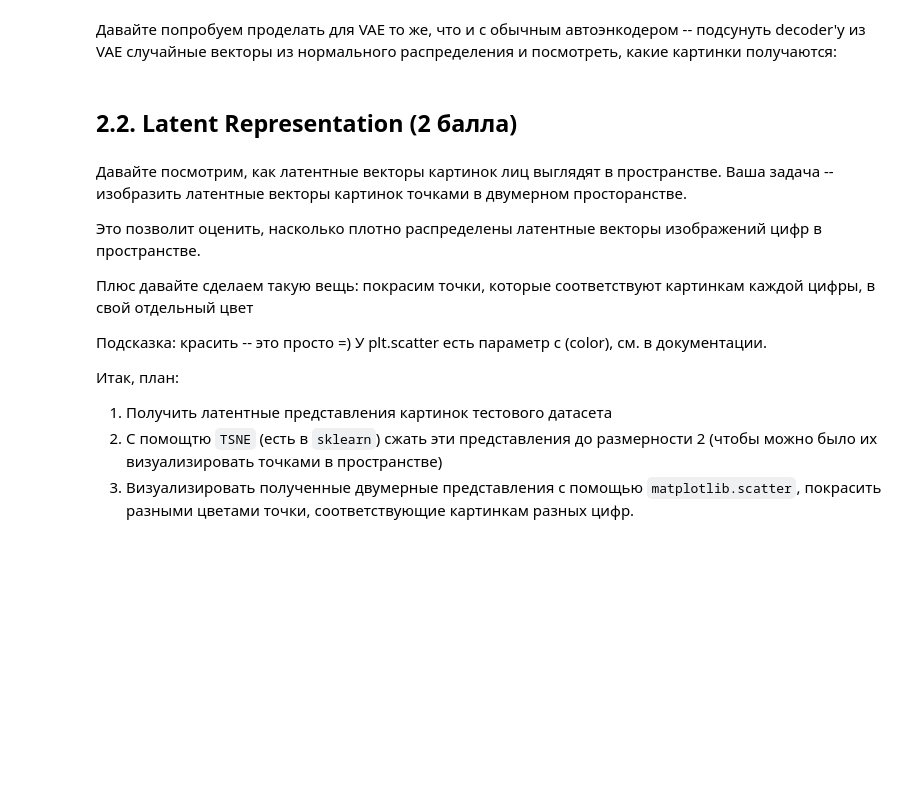
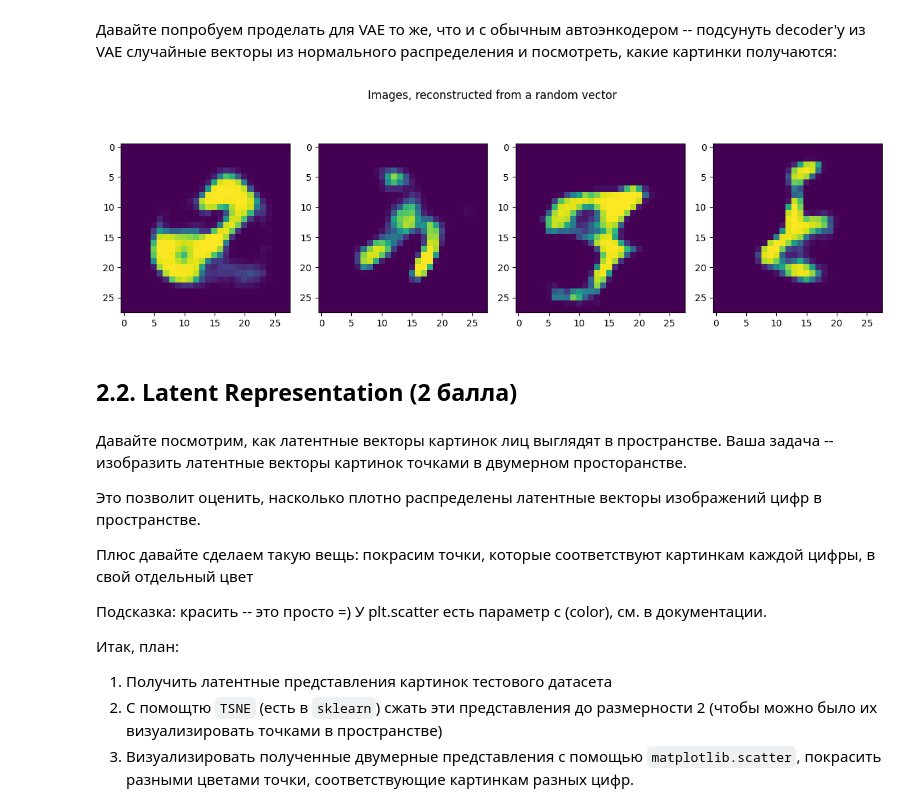
Before and after one commit to Nikc-mk/Deep_Learning_1, a Jupyter notebook: notebooks/[hw]autoencoders.ipynb, the cells around one changed output. Cells and saved outputs as stored; diff of their text form; code cells hidden in the pictures; blank space fills up the shorter version.

```diff
--- a/notebooks/[hw]autoencoders.ipynb
+++ b/notebooks/[hw]autoencoders.ipynb
@@ -566,8 +705,23 @@ optimizer = <Ваш любимый оптимизатор>
 # %%
 # вспомните про замечание из этого же пункта обычного AE про распределение латентных переменных
 z = np.array([np.random.normal(0, 1, 100) for i in range(10)])
-output = <скормите z декодеру>
-<выведите тут полученные картинки>
+z = torch.randn(10, dim_code)
+output = vae.decode(z.to(device))
+
+n_plots = 4
+fig, axs = plt.subplots(1, n_plots, figsize=(3*n_plots, 4))
+fig.suptitle("Images, reconstructed from a random vector")
+
+for i in range(n_plots):
+
+    img = torch.moveaxis(output[i].detach().cpu(), 0, 2)
+
+    ax = axs[i]
+    ax.imshow(img)
+
+fig.tight_layout()
+# %% [output]
+[figure, added]
 # %% [markdown]
 ## 2.2. Latent Representation (2 балла)
 # %% [markdown]
```
Also changed, not shown: parts of 23 cells of this notebook.
